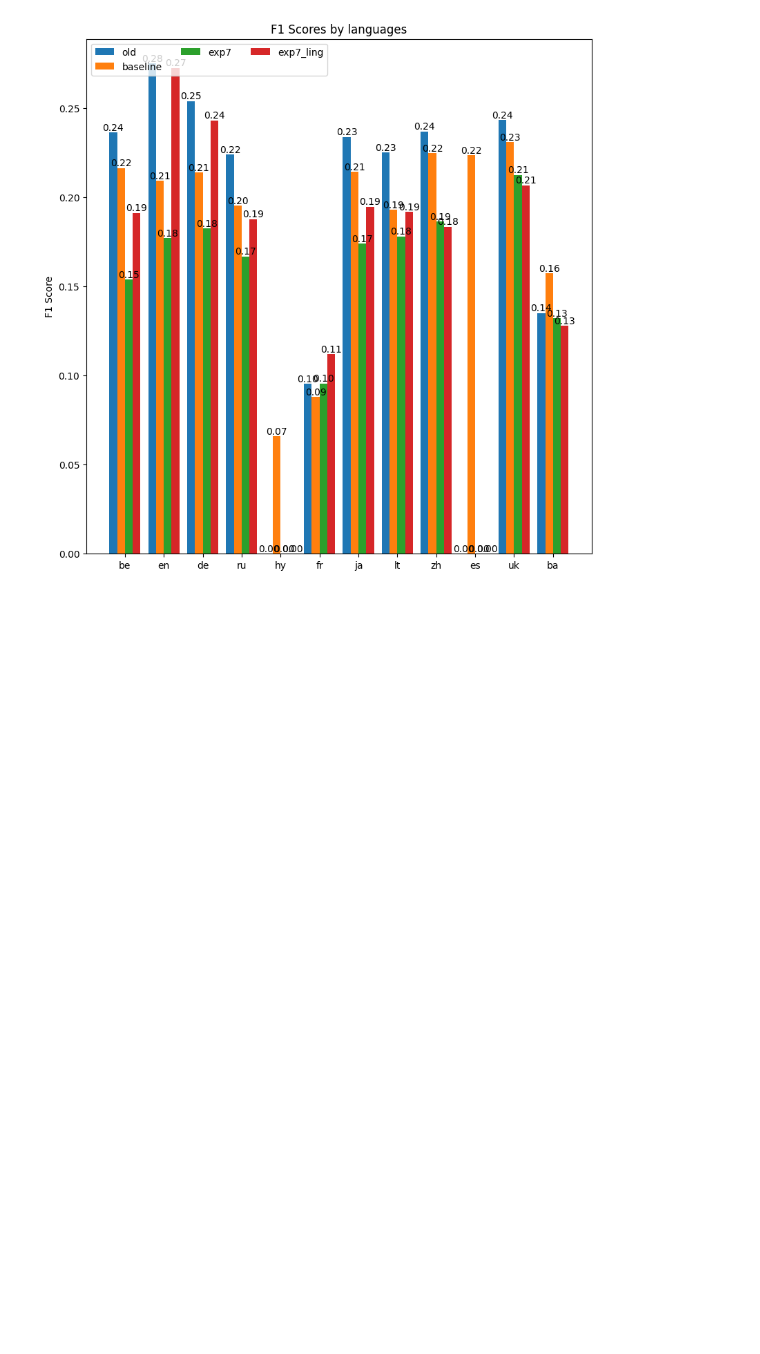
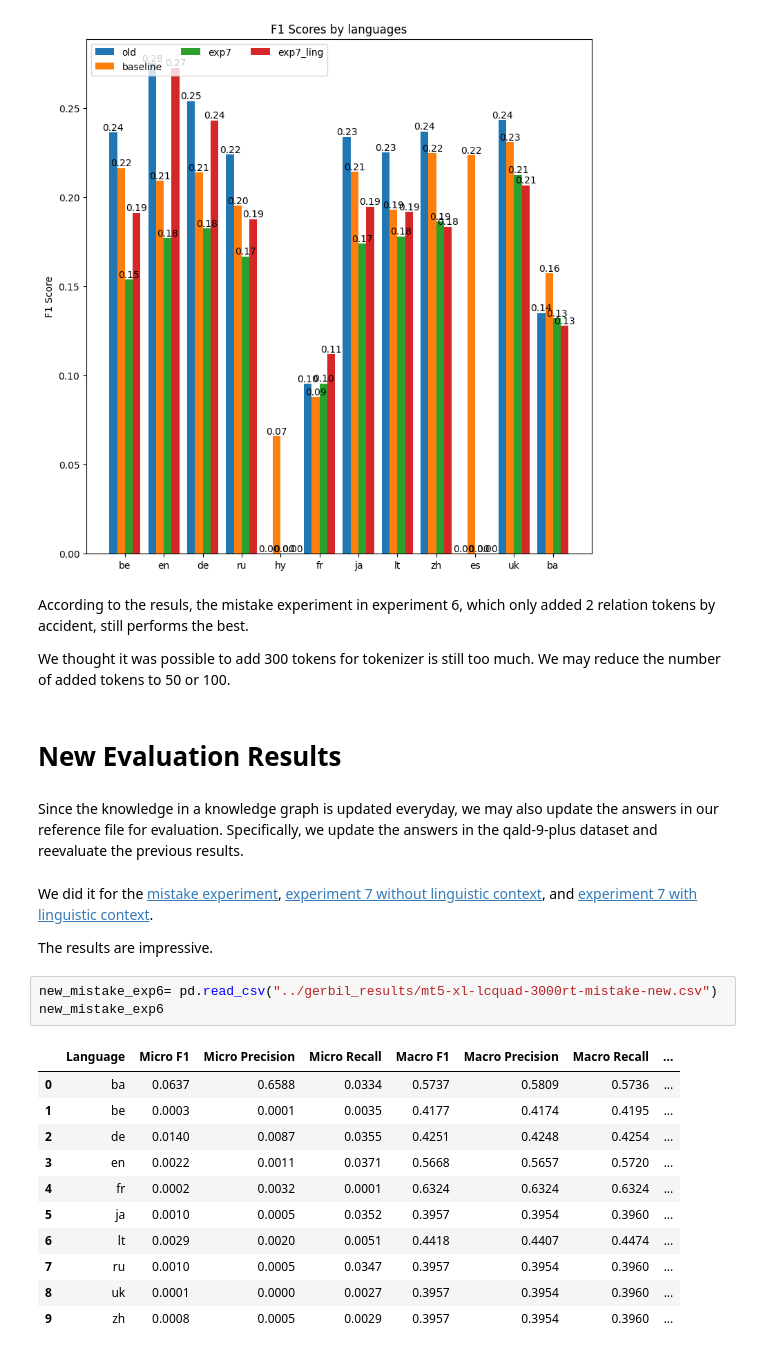
Before and after one commit to dice-group/MST5, a Jupyter notebook: notebooks/eval_results.ipynb, the cells around one changed output. Cells and saved outputs as stored; diff of their text form; blank space fills up the shorter version.

```diff
--- a/notebooks/eval_results.ipynb
+++ b/notebooks/eval_results.ipynb
@@ -715,3 +751,30 @@ plot({
 }, x_distance=2)
 # %% [output]
 [figure]
+# %% [markdown]
+According to the resuls, the mistake experiment in experiment 6, which only added 2 relation tokens by accident, still performs the best.
+
+We thought it was possible to add 300 tokens for tokenizer is still too much. We may reduce the number of added tokens to 50 or 100.
+# %% [markdown]
+# New Evaluation Results
+# %% [markdown]
+Since the knowledge in a knowledge graph is updated everyday, we may also update the answers in our reference file for evaluation. Specifically, we update the answers in the qald-9-plus dataset and reevaluate the previous results.
+# %% [markdown]
+We did it for the [mistake experiment](#mistake-experiment), [experiment 7 without linguistic context](#exp7-wo-ling-context), and [experiment 7 with linguistic context](#exp7-w-ling-context).
+
+The results are impressive.
+# %%
+new_mistake_exp6= pd.read_csv("../gerbil_results/mt5-xl-lcquad-3000rt-mistake-new.csv")
+new_mistake_exp6
+# %% [output]
+|  | Language | Micro F1 | Micro Precision | Micro Recall | Macro F1 | Macro Precision | Macro Recall | ... |
+| 0 | ba | 0.0637 | 0.6588 | 0.0334 | 0.5737 | 0.5809 | 0.5736 | ... |
+| 1 | be | 0.0003 | 0.0001 | 0.0035 | 0.4177 | 0.4174 | 0.4195 | ... |
+| 2 | de | 0.0140 | 0.0087 | 0.0355 | 0.4251 | 0.4248 | 0.4254 | ... |
+| 3 | en | 0.0022 | 0.0011 | 0.0371 | 0.5668 | 0.5657 | 0.5720 | ... |
+| 4 | fr | 0.0002 | 0.0032 | 0.0001 | 0.6324 | 0.6324 | 0.6324 | ... |
+| 5 | ja | 0.0010 | 0.0005 | 0.0352 | 0.3957 | 0.3954 | 0.3960 | ... |
+| 6 | lt | 0.0029 | 0.0020 | 0.0051 | 0.4418 | 0.4407 | 0.4474 | ... |
+| 7 | ru | 0.0010 | 0.0005 | 0.0347 | 0.3957 | 0.3954 | 0.3960 | ... |
+| 8 | uk | 0.0001 | 0.0000 | 0.0027 | 0.3957 | 0.3954 | 0.3960 | ... |
+| 9 | zh | 0.0008 | 0.0005 | 0.0029 | 0.3957 | 0.3954 | 0.3960 | ... |
```
Also changed, not shown: parts of 20 cells of this notebook.
